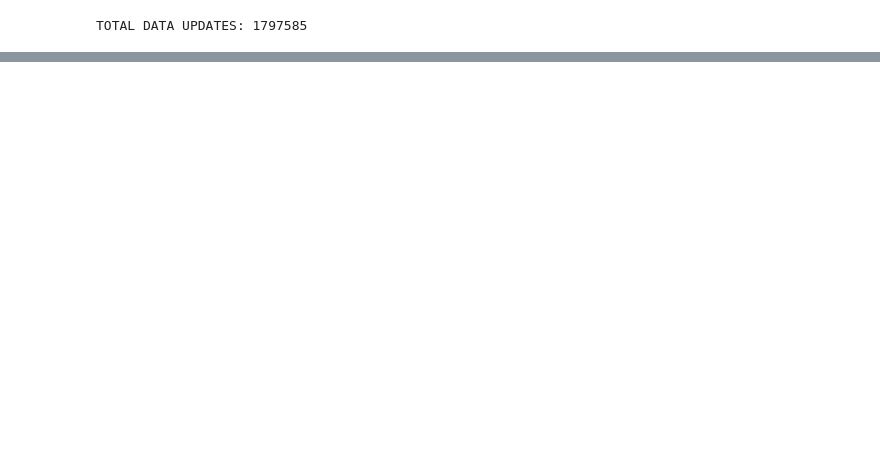
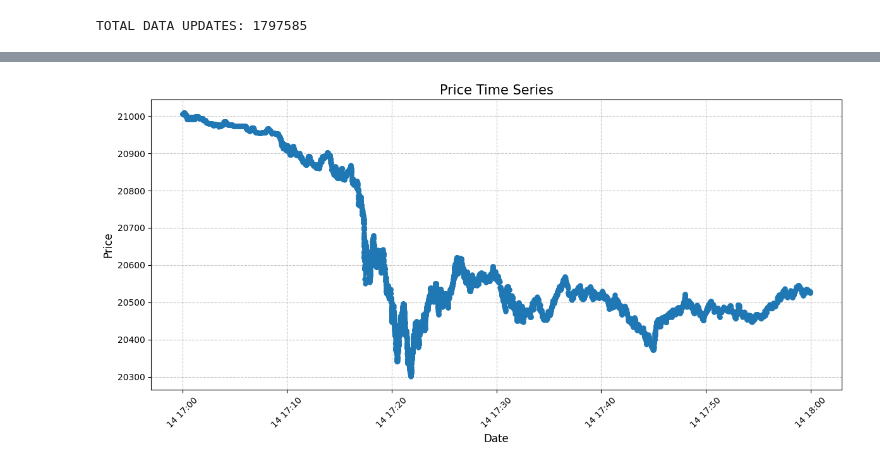
Before and after one commit to qiangxu/mmdd, a Jupyter notebook: adhoc/gen_datasets.ipynb, the cells around one changed output, grey strips where cells are left out. Drawn from its saved outputs; the diff is of its cells as text; code cells hidden in the pictures; blank space fills up the shorter version.

```diff
--- a/adhoc/gen_datasets.ipynb
+++ b/adhoc/gen_datasets.ipynb
@@ -151,0 +193,38 @@ plt.show()
+# %%
+range = ["2023-01-14 17:00:00", "2023-01-14 18:00:00"]
+timestamps = [md.trade.exchange_ts for md in dataset if md.trade and md.exchange_ts > datetime.strptime(range[0], "%Y-%m-%d %H:%M:%S").timestamp() and md.exchange_ts < datetime.strptime(range[1], "%Y-%m-%d %H:%M:%S").timestamp()]
+prices = [md.trade.price for md in dataset if md.trade and md.exchange_ts > datetime.strptime(range[0], "%Y-%m-%d %H:%M:%S").timestamp() and md.exchange_ts < datetime.strptime(range[1], "%Y-%m-%d %H:%M:%S").timestamp()]
+
+# 将时间戳转换为可读的日期时间
+dates = [datetime.fromtimestamp(ts) for ts in timestamps]
+
+# 创建DataFrame以便更好地处理
+df = pd.DataFrame({
+    'Date': dates,
+    'Price': prices
+})
+
+# 设置图形大小和样式
+plt.figure(figsize=(12, 6))
+
+# 绘制价格时间序列
+plt.plot(df['Date'], df['Price'], marker='o', linestyle='-', linewidth=2, markersize=5)
+
+# 设置标题和标签
+plt.title('Price Time Series', fontsize=15)
+plt.xlabel('Date', fontsize=12)
+plt.ylabel('Price', fontsize=12)
+
+# 旋转x轴标签以提高可读性
+plt.xticks(rotation=45)
+
+# 自动调整布局
+plt.tight_layout()
+
+# 显示网格线
+plt.grid(True, linestyle='--', alpha=0.7)
+
+# 显示图形
+plt.show()
+# %% [output]
+[figure, added]
```
Also changed, not shown: parts of 16 cells of this notebook, 4 other files.
